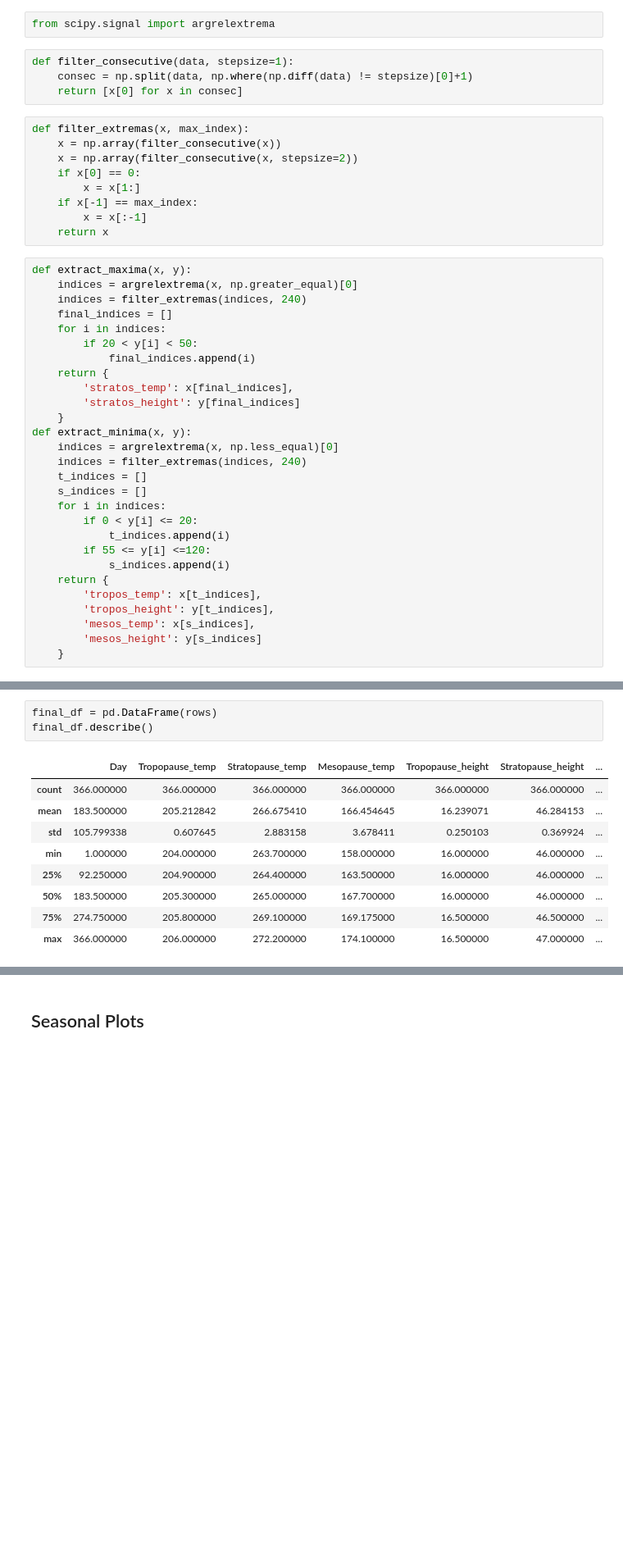
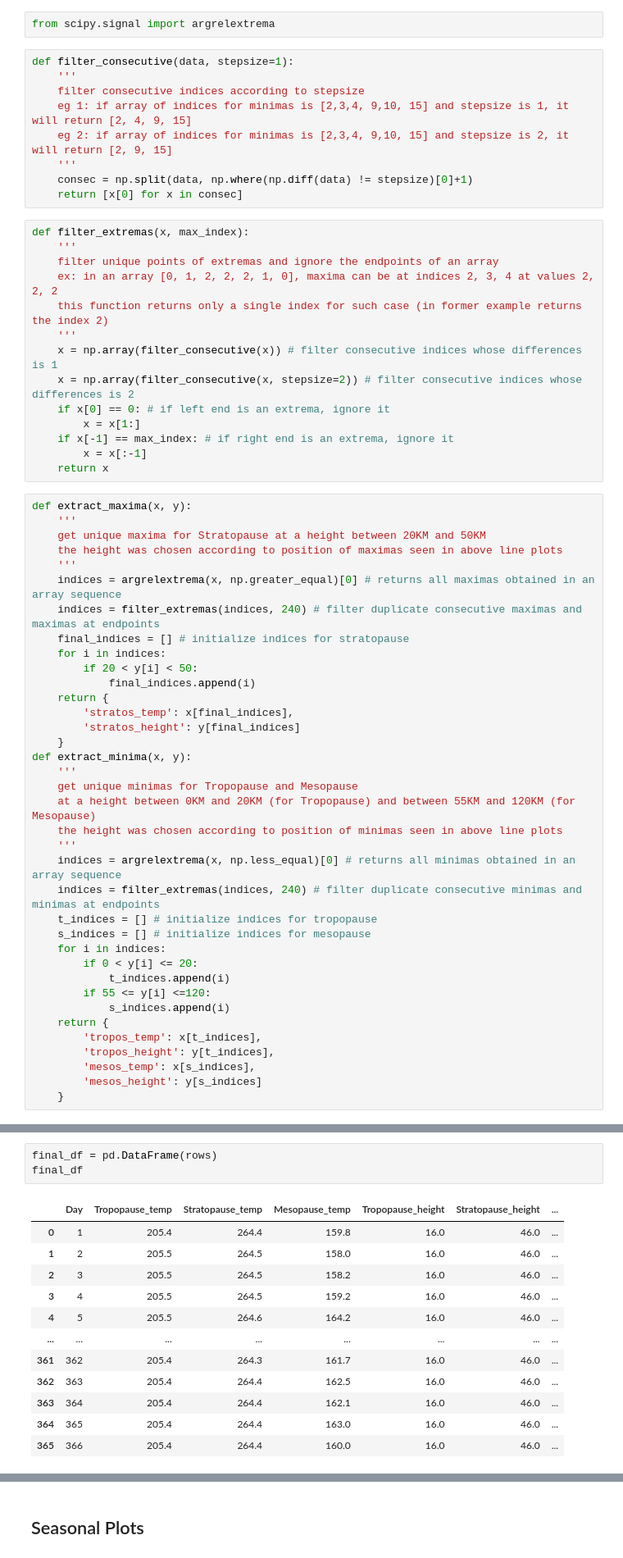
Before and after one commit to alinadevkota/DataViz, a Jupyter notebook: notebooks/data_visualization_turning_points.ipynb, the cells around one changed output, grey strips where cells are left out. Shown at 82% size. Saved outputs shown, nothing was run; the diff lists cells and outputs as text; blank space fills up the shorter version.

Commit message:
comments addes to data_visualization_turning_points

```diff
--- a/notebooks/data_visualization_turning_points.ipynb
+++ b/notebooks/data_visualization_turning_points.ipynb
@@ -170,22 +171,36 @@ plt.show()
 from scipy.signal import argrelextrema
 # %%
 def filter_consecutive(data, stepsize=1):
+    '''
+    filter consecutive indices according to stepsize
+    eg 1: if array of indices for minimas is [2,3,4, 9,10, 15] and stepsize is 1, it will return [2, 4, 9, 15]
+    eg 2: if array of indices for minimas is [2,3,4, 9,10, 15] and stepsize is 2, it will return [2, 9, 15]
+    '''
     consec = np.split(data, np.where(np.diff(data) != stepsize)[0]+1)
     return [x[0] for x in consec]
 # %%
 def filter_extremas(x, max_index):
-    x = np.array(filter_consecutive(x))
-    x = np.array(filter_consecutive(x, stepsize=2))
-    if x[0] == 0:
+    '''
+    filter unique points of extremas and ignore the endpoints of an array
+    ex: in an array [0, 1, 2, 2, 2, 1, 0], maxima can be at indices 2, 3, 4 at values 2, 2, 2
+    this function returns only a single index for such case (in former example returns the index 2)
+    '''
+    x = np.array(filter_consecutive(x)) # filter consecutive indices whose differences is 1
+    x = np.array(filter_consecutive(x, stepsize=2)) # filter consecutive indices whose differences is 2
+    if x[0] == 0: # if left end is an extrema, ignore it
         x = x[1:]
-    if x[-1] == max_index:
+    if x[-1] == max_index: # if right end is an extrema, ignore it
         x = x[:-1]
     return x
 # %%
 def extract_maxima(x, y):
-    indices = argrelextrema(x, np.greater_equal)[0]
-    indices = filter_extremas(indices, 240)
-    final_indices = []
+    '''
+    get unique maxima for Stratopause at a height between 20KM and 50KM
+    the height was chosen according to position of maximas seen in above line plots
+    '''
+    indices = argrelextrema(x, np.greater_equal)[0] # returns all maximas obtained in an array sequence
+    indices = filter_extremas(indices, 240) # filter duplicate consecutive maximas and maximas at endpoints
+    final_indices = [] # initialize indices for stratopause
     for i in indices:
         if 20 < y[i] < 50:
             final_indices.append(i)
@@ -194,10 +209,15 @@ def extract_maxima(x, y):
         'stratos_height': y[final_indices]
     }
 def extract_minima(x, y):
-    indices = argrelextrema(x, np.less_equal)[0]
-    indices = filter_extremas(indices, 240)
-    t_indices = []
-    s_indices = []
+    '''
+    get unique minimas for Tropopause and Mesopause
+    at a height between 0KM and 20KM (for Tropopause) and between 55KM and 120KM (for Mesopause)
+    the height was chosen according to position of minimas seen in above line plots
+    '''
+    indices = argrelextrema(x, np.less_equal)[0] # returns all minimas obtained in an array sequence
+    indices = filter_extremas(indices, 240) # filter duplicate consecutive minimas and minimas at endpoints
+    t_indices = [] # initialize indices for tropopause
+    s_indices = [] # initialize indices for mesopause
     for i in indices:
         if 0 < y[i] <= 20:
             t_indices.append(i)
@@ -235,14 +255,17 @@ for month, df in sorted_dfs.items():
         })
 # %%
 final_df = pd.DataFrame(rows)
-final_df.describe()
+final_df
 # %% [output]
 |  | Day | Tropopause_temp | Stratopause_temp | Mesopause_temp | Tropopause_height | Stratopause_height | ... |
-| count | 366.000000 | 366.000000 | 366.000000 | 366.000000 | 366.000000 | 366.000000 | ... |
-| mean | 183.500000 | 205.212842 | 266.675410 | 166.454645 | 16.239071 | 46.284153 | ... |
-| std | 105.799338 | 0.607645 | 2.883158 | 3.678411 | 0.250103 | 0.369924 | ... |
-| min | 1.000000 | 204.000000 | 263.700000 | 158.000000 | 16.000000 | 46.000000 | ... |
-| 25% | 92.250000 | 204.900000 | 264.400000 | 163.500000 | 16.000000 | 46.000000 | ... |
-| 50% | 183.500000 | 205.300000 | 265.000000 | 167.700000 | 16.000000 | 46.000000 | ... |
-| 75% | 274.750000 | 205.800000 | 269.100000 | 169.175000 | 16.500000 | 46.500000 | ... |
-| max | 366.000000 | 206.000000 | 272.200000 | 174.100000 | 16.500000 | 47.000000 | ... |
+| 0 | 1 | 205.4 | 264.4 | 159.8 | 16.0 | 46.0 | ... |
+| 1 | 2 | 205.5 | 264.5 | 158.0 | 16.0 | 46.0 | ... |
+| 2 | 3 | 205.5 | 264.5 | 158.2 | 16.0 | 46.0 | ... |
+| 3 | 4 | 205.5 | 264.5 | 159.2 | 16.0 | 46.0 | ... |
+| 4 | 5 | 205.5 | 264.6 | 164.2 | 16.0 | 46.0 | ... |
+| ... | ... | ... | ... | ... | ... | ... | ... |
+| 361 | 362 | 205.4 | 264.3 | 161.7 | 16.0 | 46.0 | ... |
+| 362 | 363 | 205.4 | 264.4 | 162.5 | 16.0 | 46.0 | ... |
+| 363 | 364 | 205.4 | 264.4 | 162.1 | 16.0 | 46.0 | ... |
+| 364 | 365 | 205.4 | 264.4 | 163.0 | 16.0 | 46.0 | ... |
+| 365 | 366 | 205.4 | 264.4 | 160.0 | 16.0 | 46.0 | ... |
```
Also changed, not shown: parts of 8 cells of this notebook.
